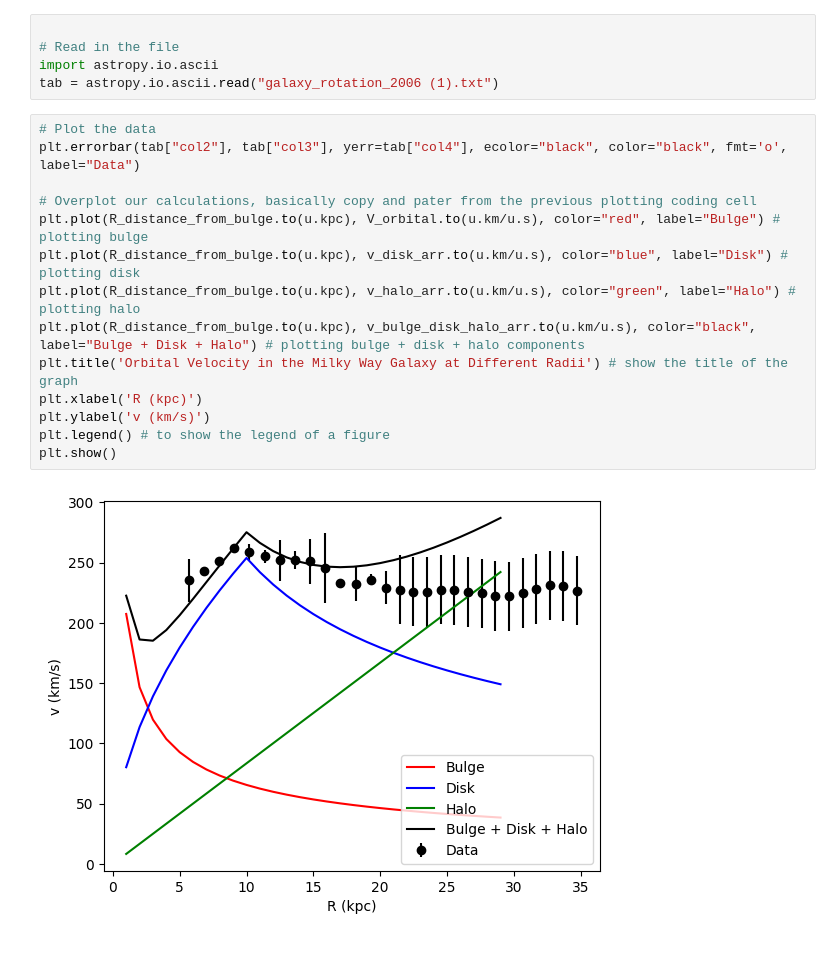
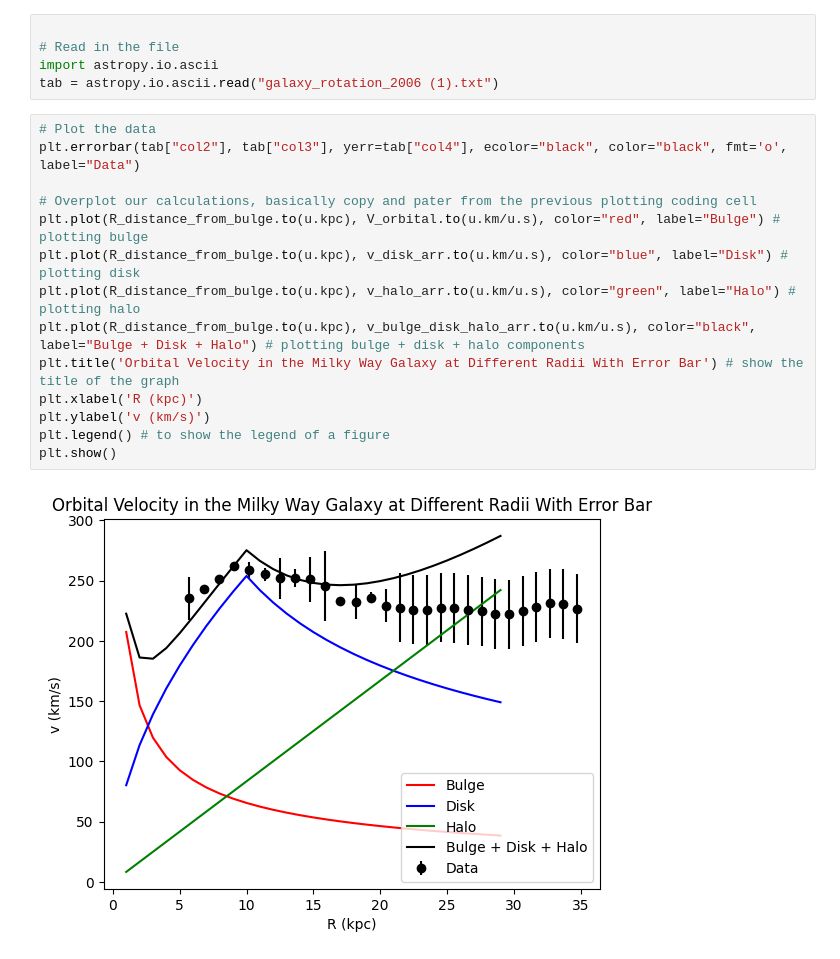
Before and after one commit to jmattew/GOAT-stuff, a Jupyter notebook: BulgeDiskHalo.ipynb, the cells around one changed output. Saved outputs shown, nothing was run; the diff lists cells and outputs as text.

```diff
--- a/BulgeDiskHalo.ipynb
+++ b/BulgeDiskHalo.ipynb
@@ -128,16 +128,16 @@ tab = astropy.io.ascii.read("galaxy_rotation_2006 (1).txt")
 # %%
 # Plot the data
 plt.errorbar(tab["col2"], tab["col3"], yerr=tab["col4"], ecolor="black", color="black", fmt='o', label="Data")
 
 # Overplot our calculations, basically copy and pater from the previous plotting coding cell
 plt.plot(R_distance_from_bulge.to(u.kpc), V_orbital.to(u.km/u.s), color="red", label="Bulge") # plotting bulge
 plt.plot(R_distance_from_bulge.to(u.kpc), v_disk_arr.to(u.km/u.s), color="blue", label="Disk") # plotting disk
 plt.plot(R_distance_from_bulge.to(u.kpc), v_halo_arr.to(u.km/u.s), color="green", label="Halo") # plotting halo
 plt.plot(R_distance_from_bulge.to(u.kpc), v_bulge_disk_halo_arr.to(u.km/u.s), color="black", label="Bulge + Disk + Halo") # plotting bulge + disk + halo components
-plt.title('Orbital Velocity in the Milky Way Galaxy at Different Radii') # show the title of the graph
+plt.title('Orbital Velocity in the Milky Way Galaxy at Different Radii With Error Bar') # show the title of the graph
 plt.xlabel('R (kpc)')
 plt.ylabel('v (km/s)')
 plt.legend() # to show the legend of a figure
 plt.show()
 # %% [output]
-[figure, old version]
+[figure, new version]
```
